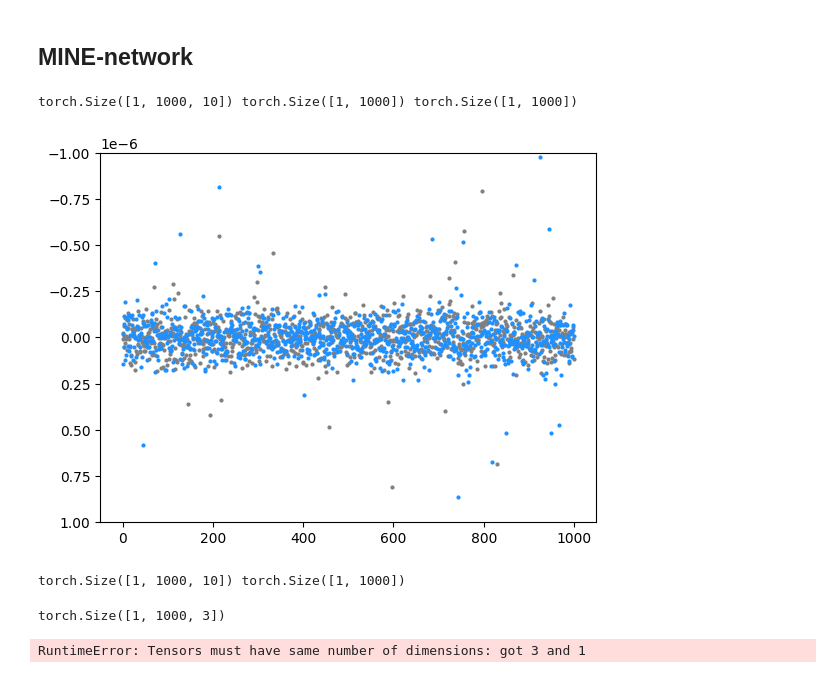
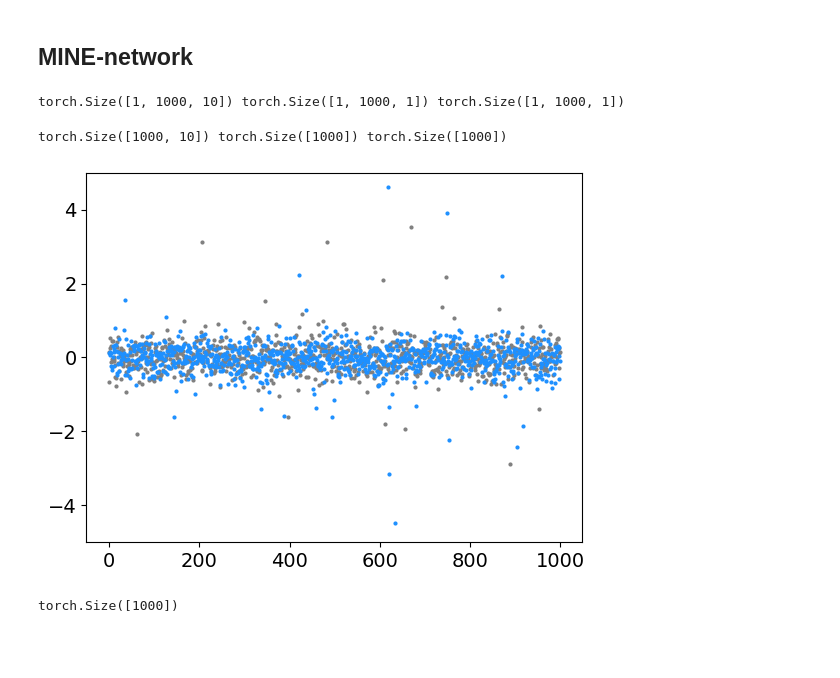
Before and after one commit to brandonlpanos/grace, a Jupyter notebook: grace.ipynb, the cells around one changed output. Saved outputs shown, nothing was run; the diff lists cells and outputs as text; code cells hidden in the pictures; blank space fills up the shorter version.

```diff
--- a/grace.ipynb
+++ b/grace.ipynb
@@ -89,24 +98,6 @@ import torch.nn as nn
 import torch.optim as optim
 import torch.nn.functional as F
 import torchvision.transforms as T
-# %%
-# data loader that generates samples of joints and marginals
-class MINEDataLoader(torch.utils.data.Dataset):
-    def __init__(self, line1='MgII', line2='CII', num_samples=1000):
-        self.num_samples = num_samples
-        data1 = np.load('/Users/brandonlpanos/Desktop/grace/data.npz')['X']
-        data2 = np.load('/Users/brandonlpanos/Desktop/grace/data.npz')['y']
-        data1, data2 = transform2(data1, data2, num_samples)
-        self.nprof1, self.nprof2 = transform3(data1, data2)
-
-    def __len__(self):
-        return (self.num_samples * 2)
-
-    def __getitem__(self, indx):
-        x_sample = torch.from_numpy(self.nprof1).type(torch.FloatTensor)
-        y_sample = torch.from_numpy(self.nprof2).type(torch.FloatTensor)
-        y_shuffle = torch.from_numpy(np.random.permutation(y_sample)).type(torch.FloatTensor)
-        return x_sample, y_sample, y_shuffle
 # %%
 # data loader that generates samples of joints and marginals
 class MINEDataLoader(torch.utils.data.Dataset):
@@ -123,20 +114,27 @@ class MINEDataLoader(torch.utils.data.Dataset):
         x_sample = self.data1[rand_index]
         y_sample = self.data2[rand_index]
         y_shuffle = self.data2[np.random.randint(0, len(self.data2)-1, len(y_sample))]
-        return x_sample, y_sample, y_shuffle
+        return torch.squeeze(x_sample), torch.unsqueeze(y_sample, -1), torch.unsqueeze(y_shuffle, -1)
 # %%
 path_to_data = '/Users/brandonlpanos/Desktop/grace/data.npz'
 dataloader = torch.utils.data.DataLoader(MINEDataLoader(path_to_data, 1000))
+X, y, yy = next(iter(dataloader))
+print(X.shape, y.shape, yy.shape)
+# %% [output]
+torch.Size([1, 1000, 10]) torch.Size([1, 1000, 1]) torch.Size([1, 1000, 1])
 # %%
 X, y, yy = next(iter(dataloader))
+X = torch.squeeze(X)
+y = torch.squeeze(y)
+yy = torch.squeeze(yy)
 print(X.shape, y.shape, yy.shape)
-plt.scatter(range(len(y[0])),y[0], c='grey', s=4)
-plt.scatter(range(len(yy[0])),yy[0], c='dodgerblue', s=4)
-plt.ylim(1e-6,-1e-6)
+plt.scatter(range(len(y)),y, c='grey', s=4)
+plt.scatter(range(len(yy)),yy, c='dodgerblue', s=4)
+plt.ylim(-5,5)
 plt.show()
 # %% [output]
-torch.Size([1, 1000, 10]) torch.Size([1, 1000]) torch.Size([1, 1000])
+torch.Size([1000, 10]) torch.Size([1000]) torch.Size([1000])
-[figure, old version]
+[figure, new version]
 # %%
 # Define Mine-network using PyTorch
 class MINEnetwork(nn.Module):
@@ -157,18 +154,0 @@ class MINEnetwork(nn.Module):
-# %%
-X, y, yy = next(iter(dataloader))
-print(X.shape, y.shape)
-# %% [output]
-torch.Size([1, 1000, 10]) torch.Size([1, 1000])
-# %%
-d1 = 10
-dz = 3
-fc1 = nn.Linear(d1, dz)
-out = fc1(X)
-print(out.shape)
-out = torch.cat((out, torch.Tensor(5).type(torch.FloatTensor)))
-fc2 = nn.Linear(dz + 1, 2)
-out = fc2(out)
-print(out.shape)
-# %% [output]
-torch.Size([1, 1000, 3])
-RuntimeError: Tensors must have same number of dimensions: got 3 and 1
@@ -192,0 +155,7 @@ class MIEstimator1(nn.Module):
+# %%
+X, y, yy = next(iter(dataloader))
+model = MINEnetwork(10,3)
+out = model(X, y)
+out.shape
+# %% [output]
+torch.Size([1000])
```
Also changed, not shown: parts of 6 cells of this notebook.
